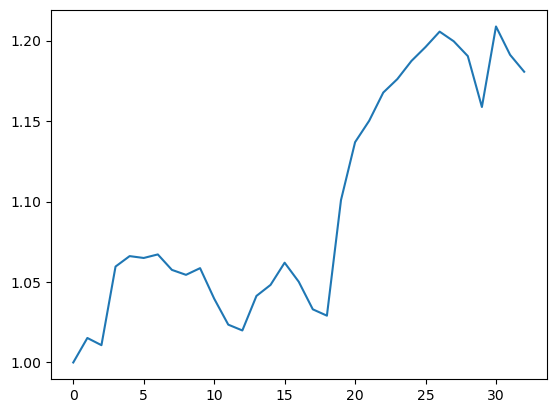
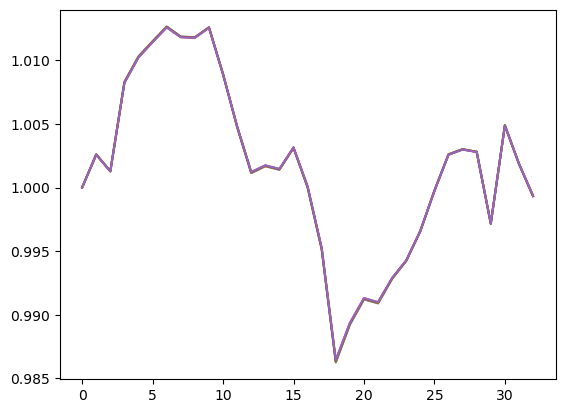
The change to this notebook cell's code, shown as a diff; its figure went from the first image to the second:
--- before
+++ after
@@ -1 +1 @@
-plt.plot(model.sim.avg_wage[:, -1::] / model.sim.avg_wage[0, -1::])
+plt.plot(model.sim.avg_wage[:, -5::] / model.sim.avg_wage[0, -5::])

Commit: PLR: Fixes